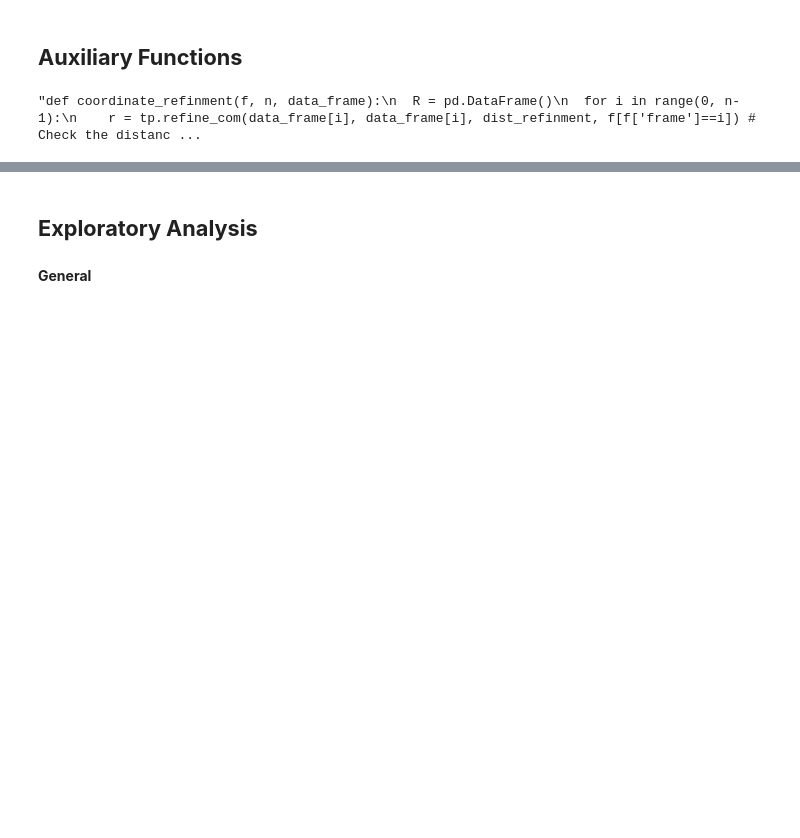
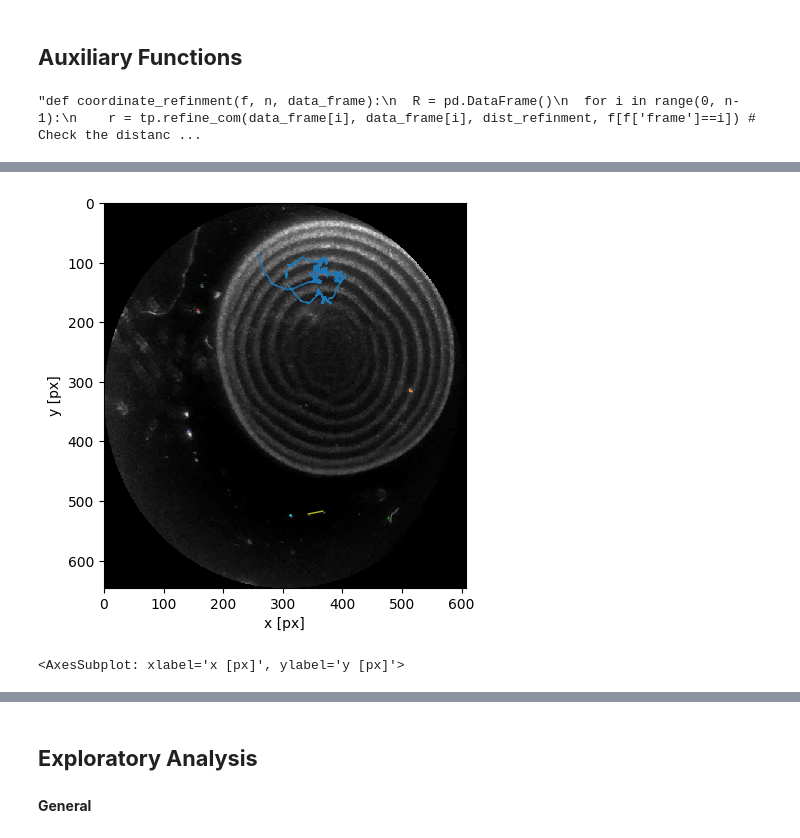
Before and after one commit to epenaroyuela/EPFL-ml-project, a Jupyter notebook: notebooks/trackpy_and_company.ipynb, the cells around one changed output, grey strips where cells are left out. Saved outputs shown, nothing was run; the diff lists cells and outputs as text; code cells hidden in the pictures; blank space fills up the shorter version.

```diff
--- a/notebooks/trackpy_and_company.ipynb
+++ b/notebooks/trackpy_and_company.ipynb
@@ -217,0 +384,19 @@ print_frame(True)(fi, f, None)
+# %%
+# Trackpy + linker
+
+pred_labels_df = None
+
+for i, frame in cap.frames(limit=4000):
+    loc = tp.locate(frame[:, :, 0], 9, **options)
+    loc['frame'] = i
+    if pred_labels_df is None:
+        pred_labels_df = loc
+    else:
+        pred_labels_df = pd.concat([pred_labels_df, loc])
+# %%
+trajs = tp.link(pred_labels_df, 31, memory=40)
+# %%
+tp.plot_traj(trajs, superimpose=captures[1].frame(10, index=False)[1])
+# %% [output]
+[figure, added]
+<AxesSubplot: xlabel='x [px]', ylabel='y [px]'>
```
Also changed, not shown: parts of 69 cells of this notebook.
